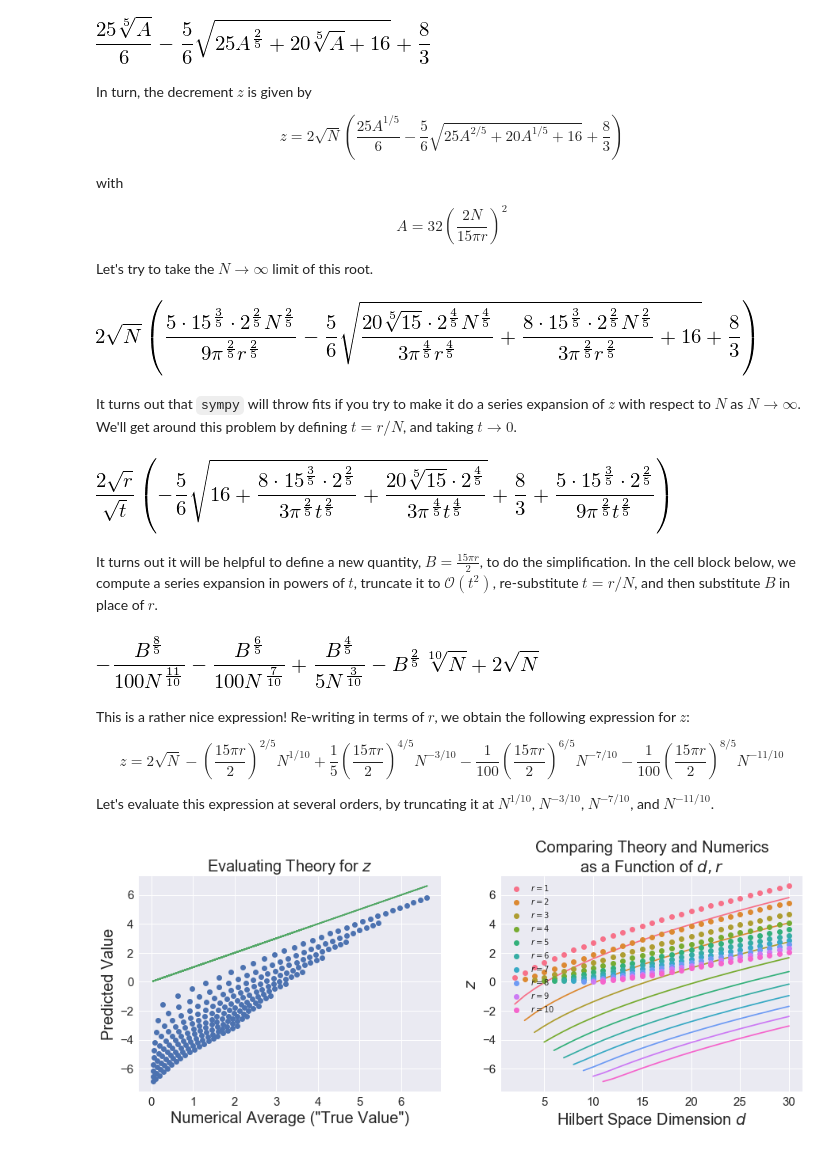
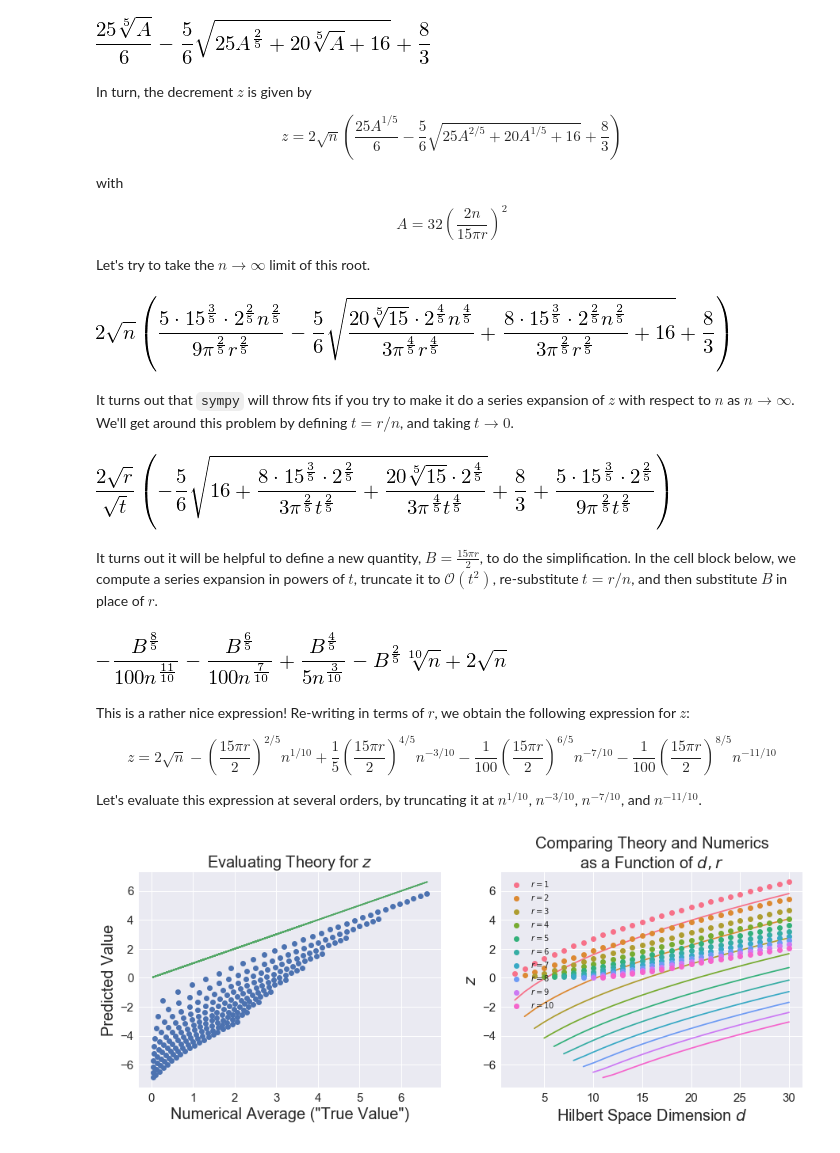
Before and after one commit to Travis-S/arxiv_1609.04385, a Jupyter notebook: Supplemental_NB-II.ipynb, the cells around one changed output. Cells and saved outputs as stored; diff of their text form; code cells hidden in the pictures.

```diff
--- a/Supplemental_NB-II.ipynb
+++ b/Supplemental_NB-II.ipynb
@@ -276,41 +273,41 @@ sols[0]
 # %% [markdown]
 In turn, the decrement $z$ is given by
 
-$$z = 2\sqrt{N}\left(\frac{25A^{1/5}}{6} - \frac{5}{6}\sqrt{25A^{2/5} + 20 A^{1/5} + 16} + \frac{8}{3}\right)$$
+$$z = 2\sqrt{n}\left(\frac{25A^{1/5}}{6} - \frac{5}{6}\sqrt{25A^{2/5} + 20 A^{1/5} + 16} + \frac{8}{3}\right)$$
 
 with
 
-$$A =32\left(\frac{2N}{15\pi r}\right)^{2}$$
+$$A =32\left(\frac{2n}{15\pi r}\right)^{2}$$
 
-Let's try to take the $N \rightarrow \infty$ limit of this root.
+Let's try to take the $n \rightarrow \infty$ limit of this root.
 # %%
-N,r,t = sympy.symbols('N,r,t', real=True, positive=True)
+n,r,t = sympy.symbols('n,r,t', real=True, positive=True)
 # %%
-z = 2*sympy.sqrt(N)*sols[0].subs({A:32 * (2 * N / (15 * sympy.pi * r))**2})
+z = 2*sympy.sqrt(n)*sols[0].subs({A:32 * (2 * n / (15 * sympy.pi * r))**2})
 z
 # %% [output]
-[figure, old version]
+[figure, new version]
 # %% [markdown]
-It turns out that ``sympy`` will throw fits if you try to make it do a series expansion of $z$ with respect to $N$ as $N \rightarrow \infty$. We'll get around this problem by defining $t = r/N$, and taking $t \rightarrow 0$.
+It turns out that ``sympy`` will throw fits if you try to make it do a series expansion of $z$ with respect to $n$ as $n \rightarrow \infty$. We'll get around this problem by defining $t = r/n$, and taking $t \rightarrow 0$.
 # %%
-#Substitute r/t for N
-z = z.subs({N:r/t})
+#Substitute r/t for n
+z = z.subs({n:r/t})
 z
 # %% [output]
 [figure]
 # %% [markdown]
-It turns out it will be helpful to define a new quantity, $B = \frac{15 \pi r}{2}$, to do the simplification. In the cell block below, we compute a series expansion in powers of $t$, truncate it to $\mathcal{O}(t^{2})$, re-substitute $t = r/N$, and then substitute $B$ in place of $r$.
+It turns out it will be helpful to define a new quantity, $B = \frac{15 \pi r}{2}$, to do the simplification. In the cell block below, we compute a series expansion in powers of $t$, truncate it to $\mathcal{O}(t^{2})$, re-substitute $t = r/n$, and then substitute $B$ in place of $r$.
 # %%
 sympy.init_printing()
 B = sympy.symbols('B')
-sympy.expand(sympy.series(z, t, n=2)).subs({t:r/N}).removeO().subs({r: 2*B/(15 * sympy.pi)})
+sympy.expand(sympy.series(z, t, n=2)).subs({t:r/n}).removeO().subs({r: 2*B/(15 * sympy.pi)})
 # %% [output]
-[figure, old version]
+[figure, new version]
 # %% [markdown]
 This is a rather nice expression!
  Re-writing in terms of $r$, we obtain the following expression for $z$:
 
-$$z = 2\sqrt{N} - \left(\frac{15\pi r}{2}\right)^{2/5}N^{1/10} + \frac{1}{5}\left(\frac{15\pi r}{2}\right)^{4/5}N^{-3/10} - \frac{1}{100}\left(\frac{15\pi r}{2}\right)^{6/5}N^{-7/10} - \frac{1}{100}\left(\frac{15\pi r}{2}\right)^{8/5}N^{-11/10}$$
+$$z = 2\sqrt{n} - \left(\frac{15\pi r}{2}\right)^{2/5}n^{1/10} + \frac{1}{5}\left(\frac{15\pi r}{2}\right)^{4/5}n^{-3/10} - \frac{1}{100}\left(\frac{15\pi r}{2}\right)^{6/5}n^{-7/10} - \frac{1}{100}\left(\frac{15\pi r}{2}\right)^{8/5}n^{-11/10}$$
 
-Let's evaluate this expression at several orders, by truncating it at $N^{1/10}$, $N^{-3/10}$, $N^{-7/10}$, and $N^{-11/10}$.
+Let's evaluate this expression at several orders, by truncating it at $n^{1/10}$, $n^{-3/10}$, $n^{-7/10}$, and $n^{-11/10}$.
 # %%
```
Also changed, not shown: parts of 10 cells of this notebook, 3 other files.
